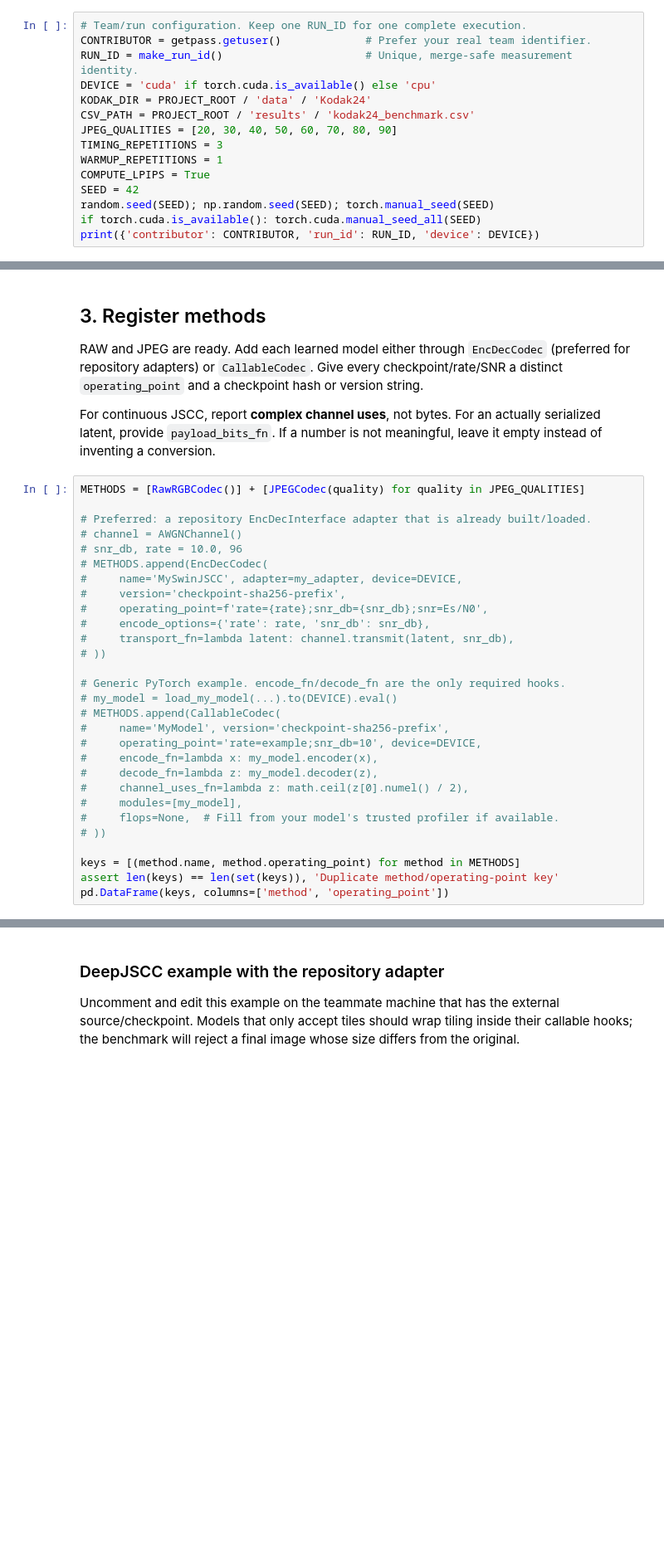
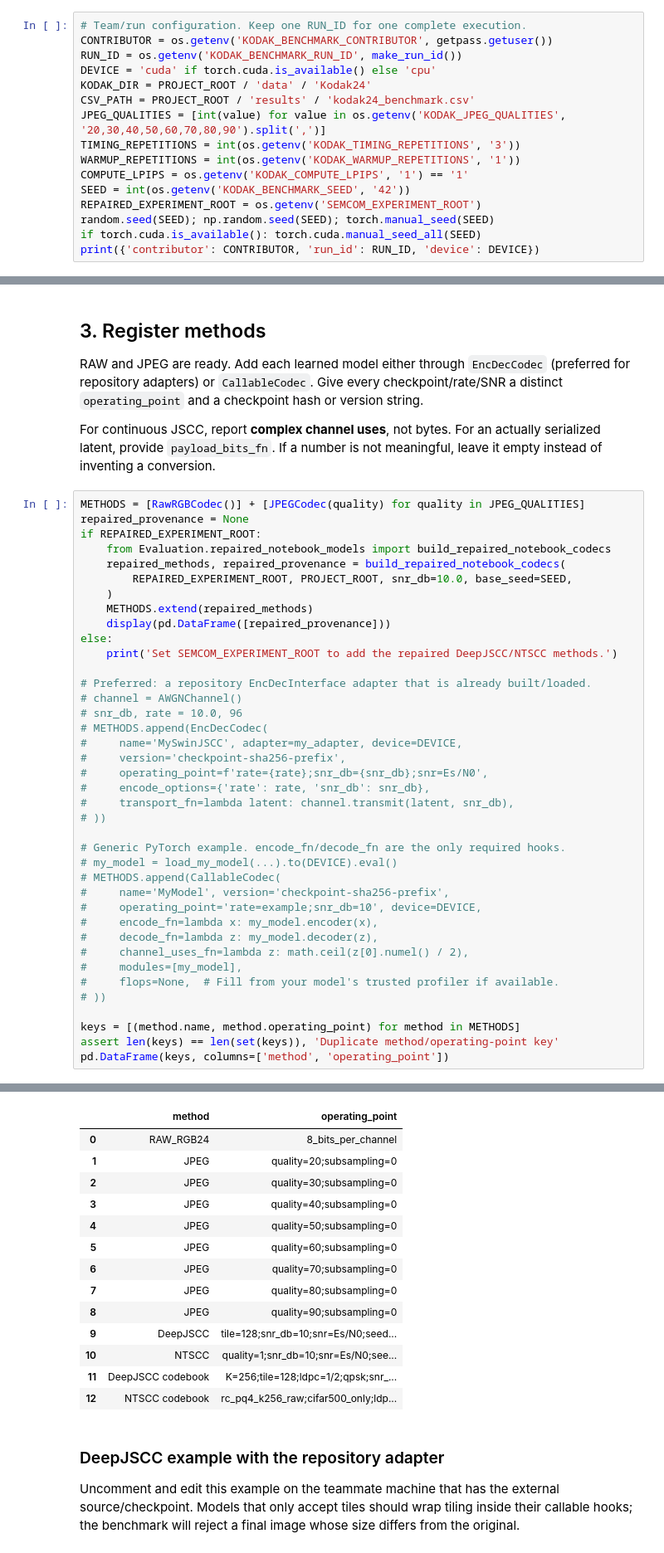
Before and after one commit to saltypal/SemanticSchedulerEnd2End, a Jupyter notebook: Notebooks/Kodak24_All_Model_Benchmark.ipynb, the cells around one changed output, grey strips where cells are left out. Shown at 83% size. Saved outputs shown, nothing was run; the diff lists cells and outputs as text; blank space fills up the shorter version.

Commit message:
Benchmark repaired JSCC models on Kodak-24

```diff
--- a/Notebooks/Kodak24_All_Model_Benchmark.ipynb
+++ b/Notebooks/Kodak24_All_Model_Benchmark.ipynb
@@ -34,15 +40,16 @@ environment_summary()
 # %%
 # Team/run configuration. Keep one RUN_ID for one complete execution.
-CONTRIBUTOR = getpass.getuser()             # Prefer your real team identifier.
-RUN_ID = make_run_id()                      # Unique, merge-safe measurement identity.
+CONTRIBUTOR = os.getenv('KODAK_BENCHMARK_CONTRIBUTOR', getpass.getuser())
+RUN_ID = os.getenv('KODAK_BENCHMARK_RUN_ID', make_run_id())
 DEVICE = 'cuda' if torch.cuda.is_available() else 'cpu'
 KODAK_DIR = PROJECT_ROOT / 'data' / 'Kodak24'
 CSV_PATH = PROJECT_ROOT / 'results' / 'kodak24_benchmark.csv'
-JPEG_QUALITIES = [20, 30, 40, 50, 60, 70, 80, 90]
-TIMING_REPETITIONS = 3
-WARMUP_REPETITIONS = 1
-COMPUTE_LPIPS = True
-SEED = 42
+JPEG_QUALITIES = [int(value) for value in os.getenv('KODAK_JPEG_QUALITIES', '20,30,40,50,60,70,80,90').split(',')]
+TIMING_REPETITIONS = int(os.getenv('KODAK_TIMING_REPETITIONS', '3'))
+WARMUP_REPETITIONS = int(os.getenv('KODAK_WARMUP_REPETITIONS', '1'))
+COMPUTE_LPIPS = os.getenv('KODAK_COMPUTE_LPIPS', '1') == '1'
+SEED = int(os.getenv('KODAK_BENCHMARK_SEED', '42'))
+REPAIRED_EXPERIMENT_ROOT = os.getenv('SEMCOM_EXPERIMENT_ROOT')
 random.seed(SEED); np.random.seed(SEED); torch.manual_seed(SEED)
 if torch.cuda.is_available(): torch.cuda.manual_seed_all(SEED)
 print({'contributor': CONTRIBUTOR, 'run_id': RUN_ID, 'device': DEVICE})
@@ -72,6 +102,16 @@ RAW and JPEG are ready. Add each learned model either through `EncDecCodec` (pre
 For continuous JSCC, report **complex channel uses**, not bytes. For an actually serialized latent, provide `payload_bits_fn`. If a number is not meaningful, leave it empty instead of inventing a conversion.
 # %%
 METHODS = [RawRGBCodec()] + [JPEGCodec(quality) for quality in JPEG_QUALITIES]
+repaired_provenance = None
+if REPAIRED_EXPERIMENT_ROOT:
+    from Evaluation.repaired_notebook_models import build_repaired_notebook_codecs
+    repaired_methods, repaired_provenance = build_repaired_notebook_codecs(
+        REPAIRED_EXPERIMENT_ROOT, PROJECT_ROOT, snr_db=10.0, base_seed=SEED,
+    )
+    METHODS.extend(repaired_methods)
+    display(pd.DataFrame([repaired_provenance]))
+else:
+    print('Set SEMCOM_EXPERIMENT_ROOT to add the repaired DeepJSCC/NTSCC methods.')
 
 # Preferred: a repository EncDecInterface adapter that is already built/loaded.
 # channel = AWGNChannel()
@@ -99,3 +139,4 @@ METHODS = [RawRGBCodec()] + [JPEGCodec(quality) for quality in JPEG_QUALITIES]
 keys = [(method.name, method.operating_point) for method in METHODS]
 assert len(keys) == len(set(keys)), 'Duplicate method/operating-point key'
 pd.DataFrame(keys, columns=['method', 'operating_point'])
+# %% [output]
@@ -102,3 +155,17 @@ pd.DataFrame(keys, columns=['method', 'operating_point'])
+|  | method | operating_point |
+| 0 | RAW_RGB24 | 8_bits_per_channel |
+| 1 | JPEG | quality=20;subsampling=0 |
+| 2 | JPEG | quality=30;subsampling=0 |
+| 3 | JPEG | quality=40;subsampling=0 |
+| 4 | JPEG | quality=50;subsampling=0 |
+| 5 | JPEG | quality=60;subsampling=0 |
+| 6 | JPEG | quality=70;subsampling=0 |
+| 7 | JPEG | quality=80;subsampling=0 |
+| 8 | JPEG | quality=90;subsampling=0 |
+| 9 | DeepJSCC | tile=128;snr_db=10;snr=Es/N0;seed... |
+| 10 | NTSCC | quality=1;snr_db=10;snr=Es/N0;see... |
+| 11 | DeepJSCC codebook | K=256;tile=128;ldpc=1/2;qpsk;snr_... |
+| 12 | NTSCC codebook | rc_pq4_k256_raw;cifar500_only;ldp... |
 # %% [markdown]
 ### DeepJSCC example with the repository adapter
 
```
Also changed, not shown: parts of 7 cells of this notebook, 6 other files.
